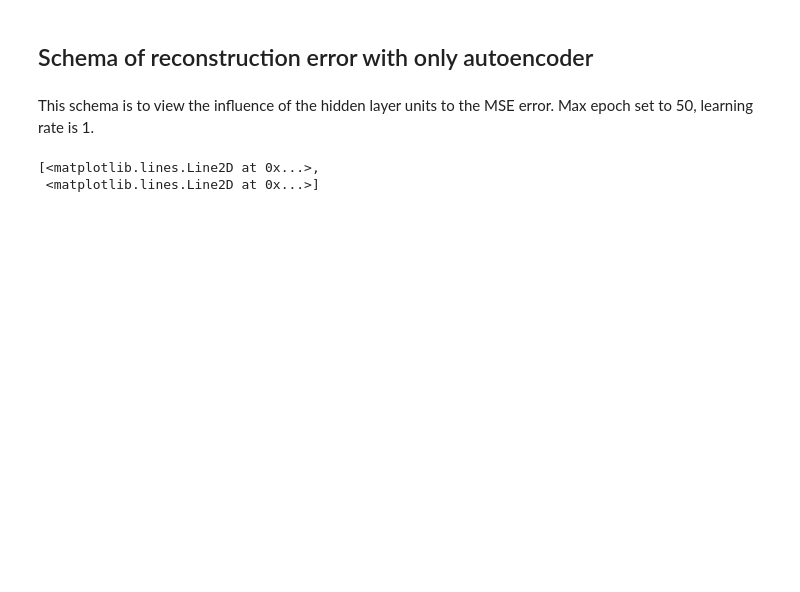
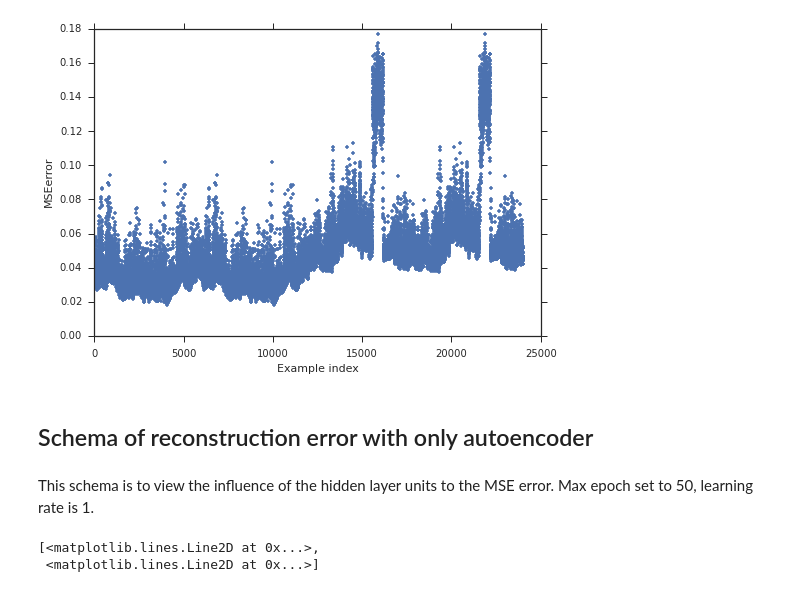
Before and after one commit to fengsy868/Dann-EEG, a Jupyter notebook: Ploting.ipynb, the cells around one changed output. Saved outputs shown, nothing was run; the diff lists cells and outputs as text; code cells hidden in the pictures; blank space fills up the shorter version.

```diff
--- a/Ploting.ipynb
+++ b/Ploting.ipynb
@@ -11,3 +38,15 @@ sns.set(style="ticks", color_codes=True)
+# %%
+filepath = 'exp_22_07_16_2.csv'
+errorexamples = pd.read_csv(filepath)
+#g = sns.FacetGrid(autoencoder, hue="LearningRate", size=12)
+#g.map(plt.plot, "HiddenUnits", "TrainMSE")
+
+plt.plot(errorexamples.Index,errorexamples.MSE,'b.')
+plt.xlabel('Example index')
+plt.ylabel('MSEerror')
+plt.show()
+# %% [output]
+[figure, added]
 # %% [markdown]
 ## Schema of reconstruction error with only autoencoder
 # %% [markdown]
```
Also changed, not shown: parts of 5 cells of this notebook, 4 other files.
